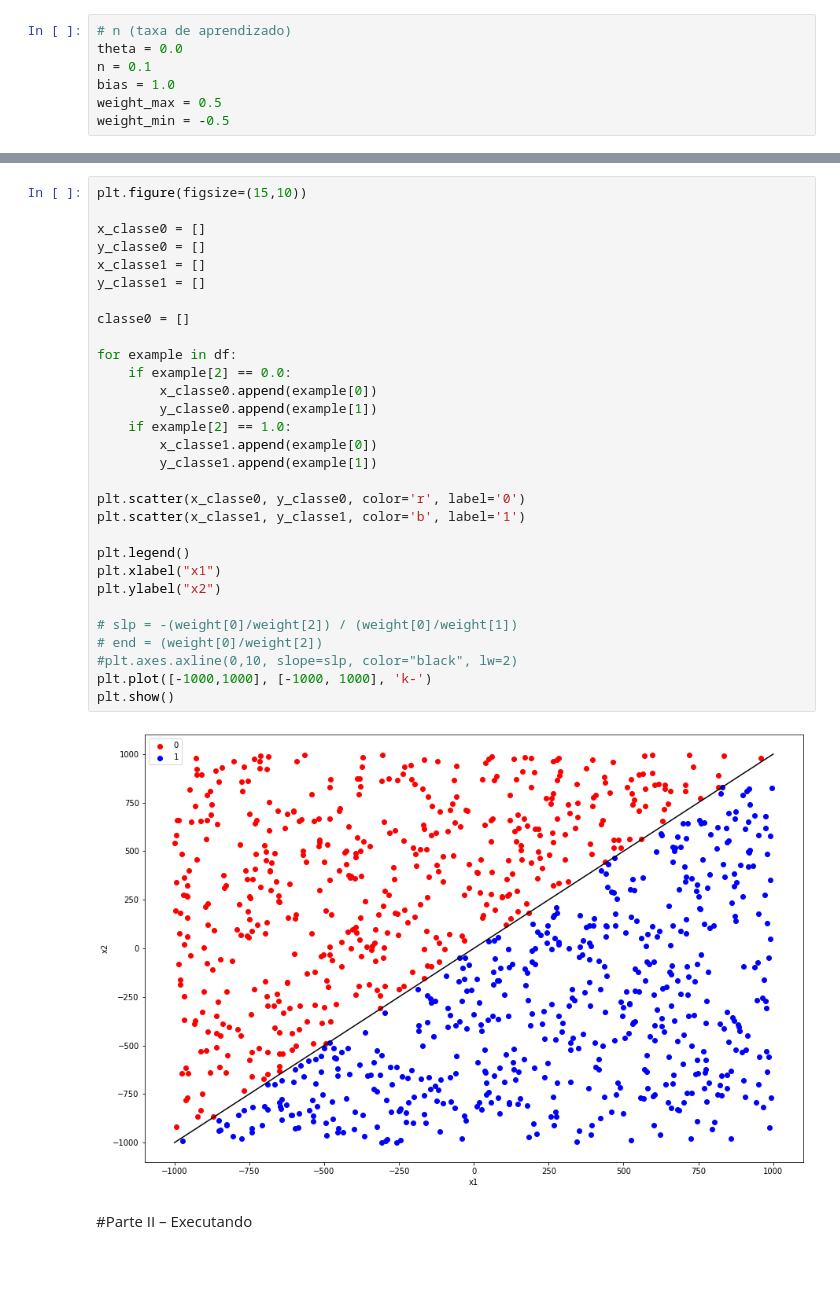
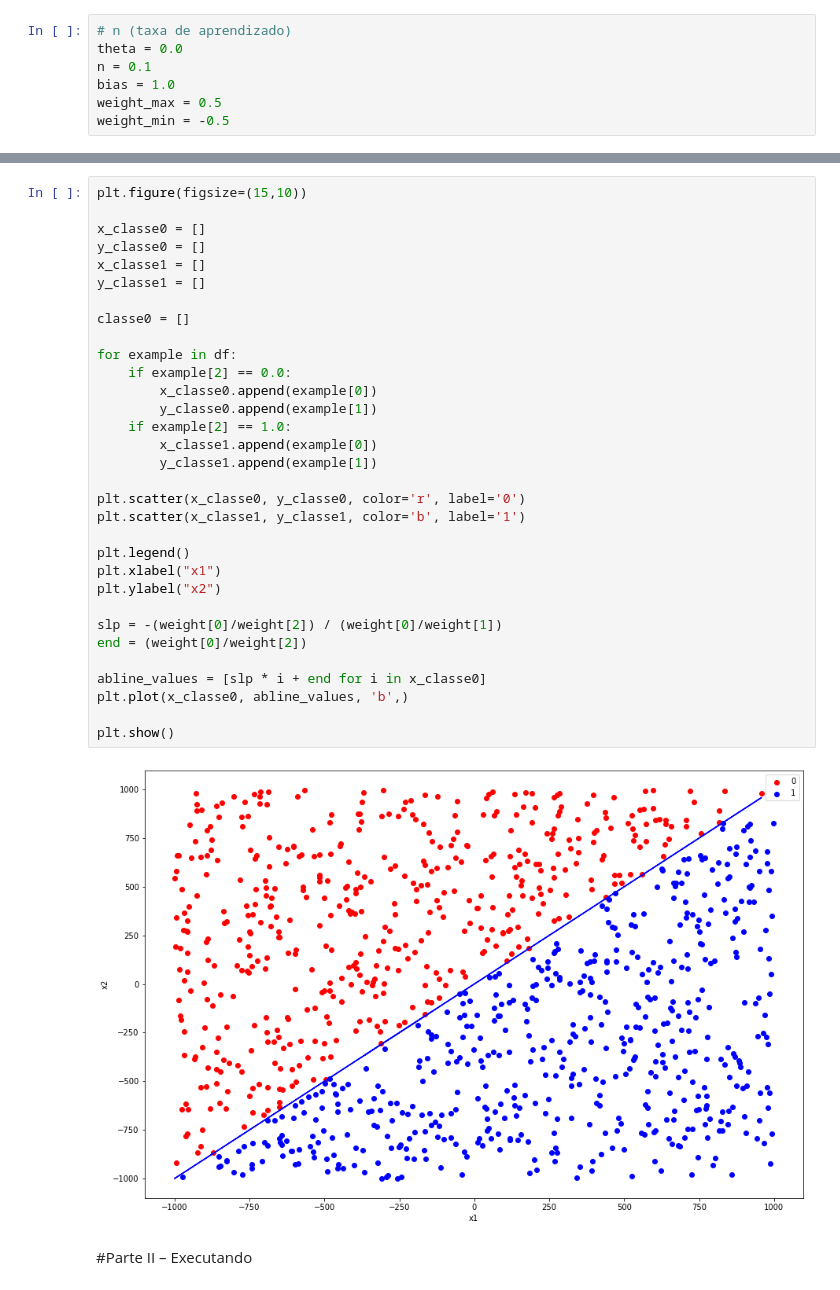
Before and after one commit to AllanHigorLP/Atividade_avaliativa-2.1-RNA, a Jupyter notebook: Atividade_2_1_RNA.ipynb, the cells around one changed output, grey strips where cells are left out. Saved outputs shown, nothing was run; the diff lists cells and outputs as text.

```diff
--- a/Atividade_2_1_RNA.ipynb
+++ b/Atividade_2_1_RNA.ipynb
@@ -128,35 +123,37 @@ Número total de epocas: 4
 # %%
 plt.figure(figsize=(15,10))
 
 x_classe0 = []
 y_classe0 = []
 x_classe1 = []
 y_classe1 = []
 
 classe0 = []
 
 for example in df:
     if example[2] == 0.0:
         x_classe0.append(example[0])
         y_classe0.append(example[1])
     if example[2] == 1.0:
         x_classe1.append(example[0])
         y_classe1.append(example[1])
 
 plt.scatter(x_classe0, y_classe0, color='r', label='0')
 plt.scatter(x_classe1, y_classe1, color='b', label='1')
 
 plt.legend()
 plt.xlabel("x1")
 plt.ylabel("x2")
 
-# slp = -(weight[0]/weight[2]) / (weight[0]/weight[1])
-# end = (weight[0]/weight[2])
-#plt.axes.axline(0,10, slope=slp, color="black", lw=2)
-plt.plot([-1000,1000], [-1000, 1000], 'k-')
+slp = -(weight[0]/weight[2]) / (weight[0]/weight[1])
+end = (weight[0]/weight[2])
+
+abline_values = [slp * i + end for i in x_classe0]
+plt.plot(x_classe0, abline_values, 'b',)
+
 plt.show()
 # %% [output]
-[figure, old version]
+[figure, new version]
 # %% [markdown]
 #Parte II – Executando
 # %%
```
Also changed, not shown: parts of 4 cells of this notebook.
